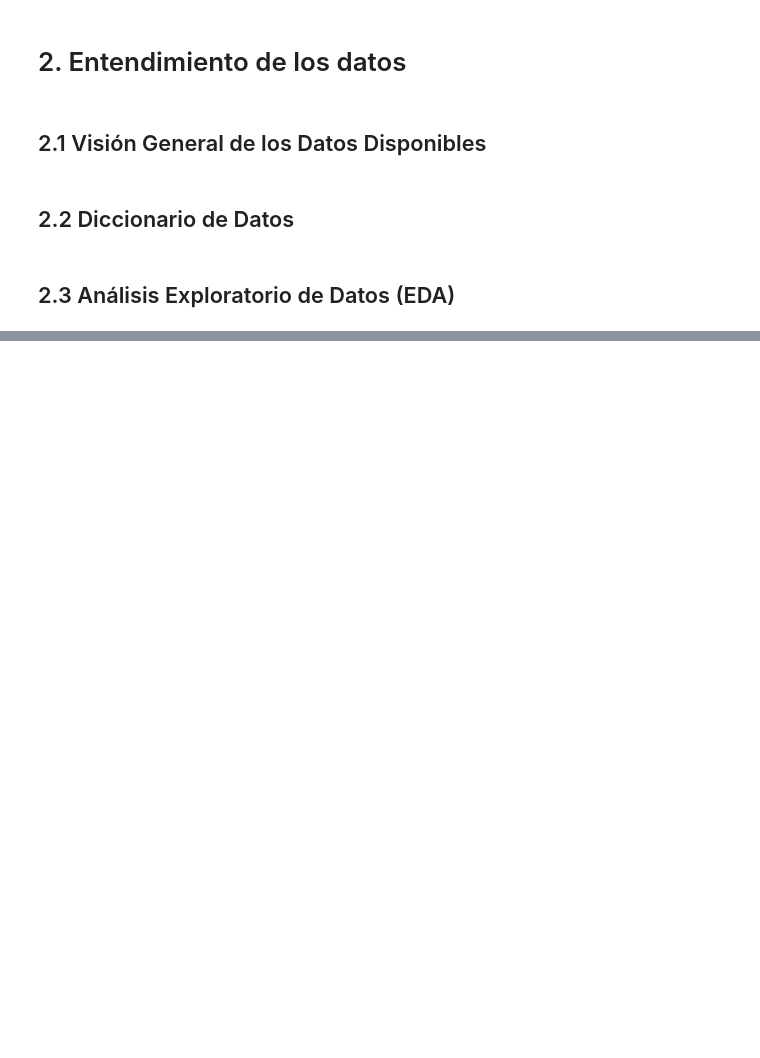
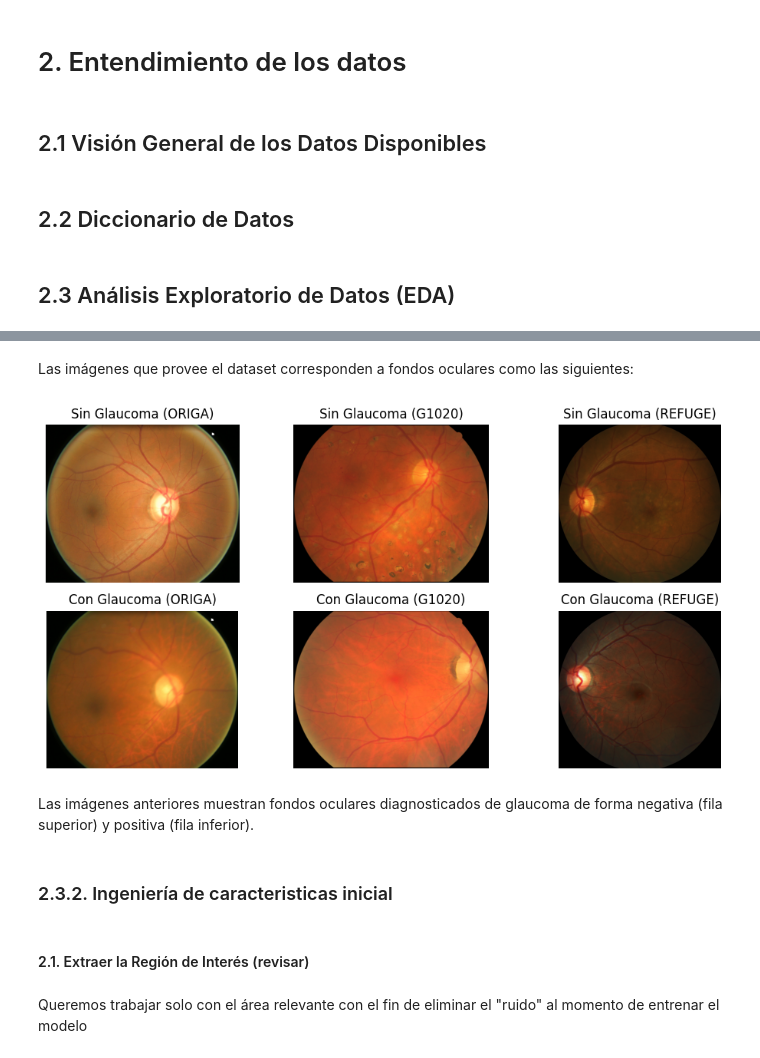
Before and after one commit to edgo1688/MIAA-ICESI-ProyectoIA, a Jupyter notebook: notebooks/notebook_principal.ipynb, the cells around one changed output, grey strips where cells are left out. Drawn from its saved outputs; the diff is of its cells as text; code cells hidden in the pictures; blank space fills up the shorter version.

```diff
--- a/notebooks/notebook_principal.ipynb
+++ b/notebooks/notebook_principal.ipynb
@@ -264,0 +424,66 @@ Consolidar resultados, elaborar el artículo final, producir el video y preparar
+# %% [markdown]
+Las imágenes que provee el dataset corresponden a fondos oculares como las siguientes:
+# %%
+# Obtener ruta de una imagen con Glaucoma = 0 (sin glaucoma)
+img_path_0 = df_glacuoma[(df_glacuoma["Glaucoma"] == 0) & (df_glacuoma["Source"] == "ORIGA")]["Path"].iloc[0]
+img_0 = Image.open(img_path_0)
+
+# Obtener ruta de una imagen con Glaucoma = 1 (con glaucoma)
+img_path_1 = df_glacuoma[(df_glacuoma["Glaucoma"] == 0) & (df_glacuoma["Source"] == "G1020")]["Path"].iloc[0]
+img_1 = Image.open(img_path_1)
+
+# Obtener ruta de una imagen con Glaucoma = 1 (con glaucoma)
+img_path_2 = df_glacuoma[(df_glacuoma["Glaucoma"] == 0) & (df_glacuoma["Source"] == "REFUGE")]["Path"].iloc[0]
+img_2 = Image.open(img_path_2)
+
+# Obtener ruta de una imagen con Glaucoma = 0 (sin glaucoma)
+img_path_3 = df_glacuoma[(df_glacuoma["Glaucoma"] == 1) & (df_glacuoma["Source"] == "ORIGA")]["Path"].iloc[0]
+img_3 = Image.open(img_path_3)
+
+# Obtener ruta de una imagen con Glaucoma = 1 (con glaucoma)
+img_path_4 = df_glacuoma[(df_glacuoma["Glaucoma"] == 1) & (df_glacuoma["Source"] == "G1020")]["Path"].iloc[0]
+img_4 = Image.open(img_path_4)
+
+# Obtener ruta de una imagen con Glaucoma = 1 (con glaucoma)
+img_path_5 = df_glacuoma[(df_glacuoma["Glaucoma"] == 1) & (df_glacuoma["Source"] == "REFUGE")]["Path"].iloc[0]
+img_5 = Image.open(img_path_5)
+
+
+fig, axes = plt.subplots(2, 3, figsize=(10,5))
+
+axes[0,0].imshow(img_0)
+axes[0,0].set_title("Sin Glaucoma (ORIGA)")
+axes[0,0].axis("off")
+
+axes[0,1].imshow(img_1)
+axes[0,1].set_title("Sin Glaucoma (G1020)")
+axes[0,1].axis("off")
+
+axes[0,2].imshow(img_2)
+axes[0,2].set_title("Sin Glaucoma (REFUGE)")
+axes[0,2].axis("off")
+
+axes[1,0].imshow(img_3)
+axes[1,0].set_title("Con Glaucoma (ORIGA)")
+axes[1,0].axis("off")
+
+axes[1,1].imshow(img_4)
+axes[1,1].set_title("Con Glaucoma (G1020)")
+axes[1,1].axis("off")
+
+axes[1,2].imshow(img_5)
+axes[1,2].set_title("Con Glaucoma (REFUGE)")
+axes[1,2].axis("off")
+
+plt.tight_layout()
+plt.show()
+# %% [output]
+[figure, added]
+# %% [markdown]
+Las imágenes anteriores muestran fondos oculares diagnosticados de glaucoma de forma negativa (fila superior) y positiva (fila inferior).
+# %% [markdown]
+### 2.3.2. Ingeniería de caracteristicas inicial
+# %% [markdown]
+#### 2.1. Extraer la Región de Interés (revisar)
+# %% [markdown]
+Queremos trabajar solo con el área relevante con el fin de eliminar el "ruido" al momento de entrenar el modelo
```
Also changed, not shown: parts of 36 cells of this notebook.
